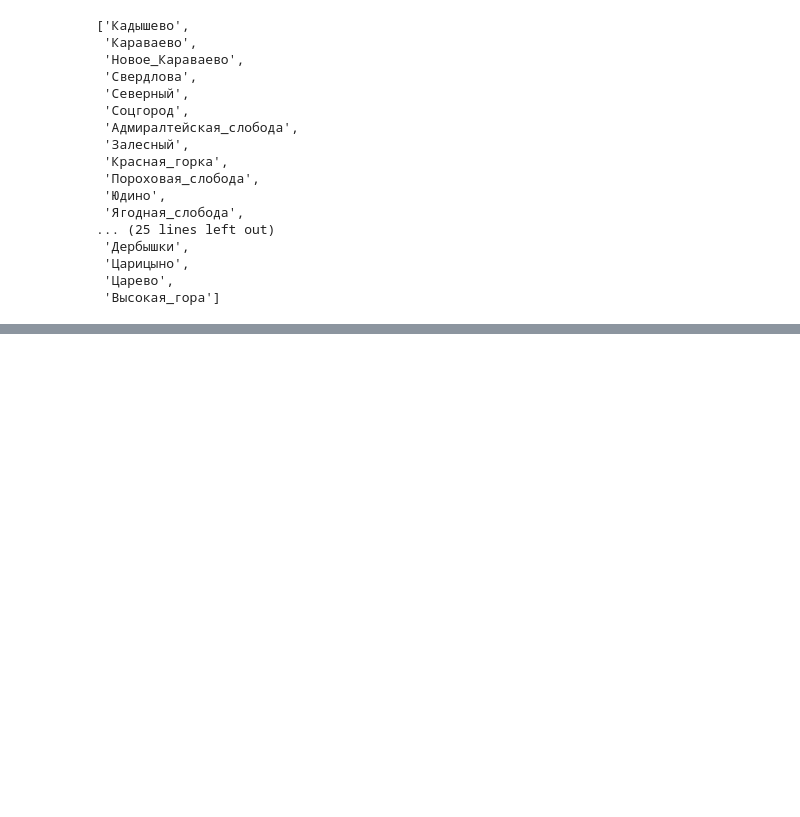
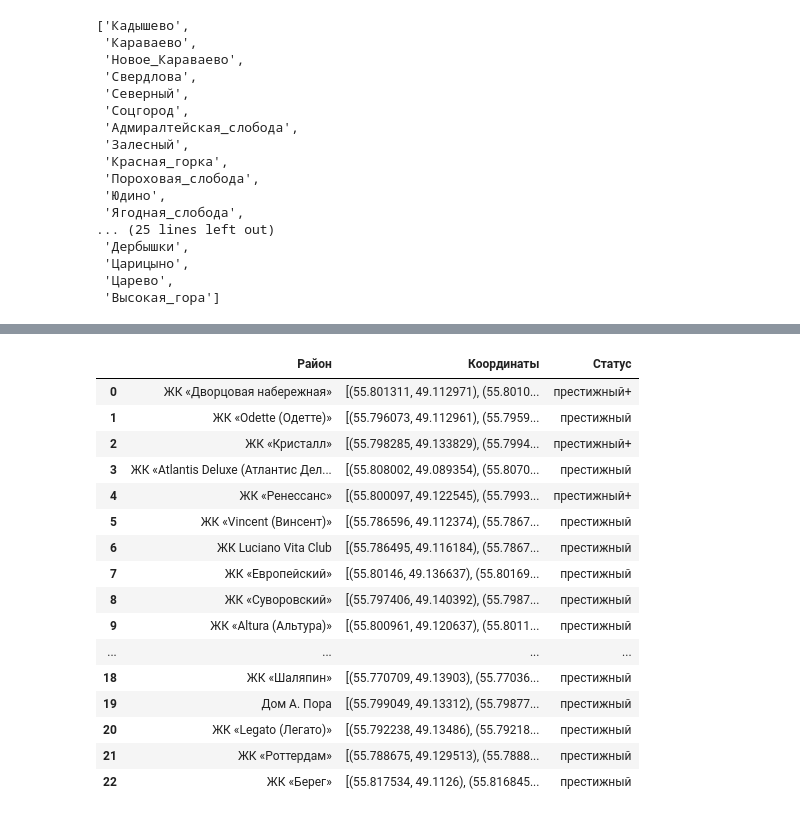
Before and after one commit to Sammik87/Kazan_model, a Jupyter notebook: Казань_полигоны_метро_элитка.ipynb, the cells around one changed output, grey strips where cells are left out. Saved outputs shown, nothing was run; the diff lists cells and outputs as text; code cells hidden in the pictures; blank space fills up the shorter version.

```diff
--- a/Казань_полигоны.ipynb
+++ b/Казань_полигоны_метро_элитка.ipynb
@@ -444,0 +498,3 @@ map
+# %%
+df = pd.read_excel('БД_элитка_Казань.xlsx')
+df
@@ -444,0 +565,26 @@ map
+# %%
+df_1 = polygon_yandex(
+                      dataf = df,
+                      polygon_name = 'Наименование ЖК',
+                      link = 'Полигон',
+                      status = 'Статус'
+                     )
+df_1
+# %% [output]
+|  | Район | Координаты | Статус |
+| 0 | ЖК «Дворцовая набережная» | [(55.801311, 49.112971), (55.8010... | престижный+ |
+| 1 | ЖК «Odette (Одетте)» | [(55.796073, 49.112961), (55.7959... | престижный |
+| 2 | ЖК «Кристалл» | [(55.798285, 49.133829), (55.7994... | престижный+ |
+| 3 | ЖК «Atlantis Deluxe (Атлантис Дел... | [(55.808002, 49.089354), (55.8070... | престижный |
+| 4 | ЖК «Ренессанс» | [(55.800097, 49.122545), (55.7993... | престижный+ |
+| 5 | ЖК «Vincent (Винсент)» | [(55.786596, 49.112374), (55.7867... | престижный |
+| 6 | ЖК Luciano Vita Club | [(55.786495, 49.116184), (55.7867... | престижный |
+| 7 | ЖК «Европейский» | [(55.80146, 49.136637), (55.80169... | престижный |
+| 8 | ЖК «Суворовский» | [(55.797406, 49.140392), (55.7987... | престижный |
+| 9 | ЖК «Altura (Альтура)» | [(55.800961, 49.120637), (55.8011... | престижный |
+| ... | ... | ... | ... |
+| 18 | ЖК «Шаляпин» | [(55.770709, 49.13903), (55.77036... | престижный |
+| 19 | Дом А. Пора | [(55.799049, 49.13312), (55.79877... | престижный |
+| 20 | ЖК «Legato (Легато)» | [(55.792238, 49.13486), (55.79218... | престижный |
+| 21 | ЖК «Роттердам» | [(55.788675, 49.129513), (55.7888... | престижный |
+| 22 | ЖК «Берег» | [(55.817534, 49.1126), (55.816845... | престижный |
```
Also changed, not shown: parts of 8 cells of this notebook, 1 other file.
